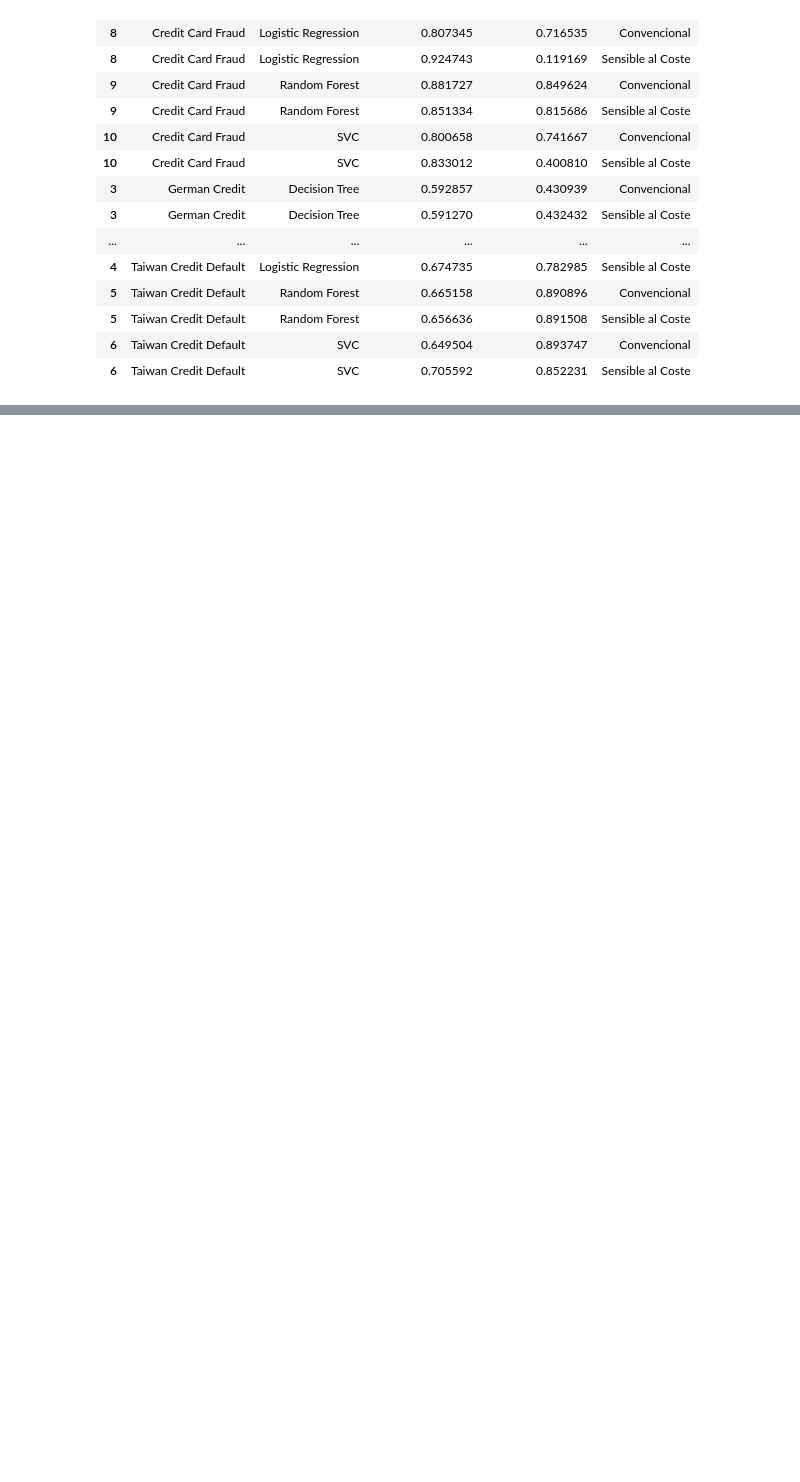
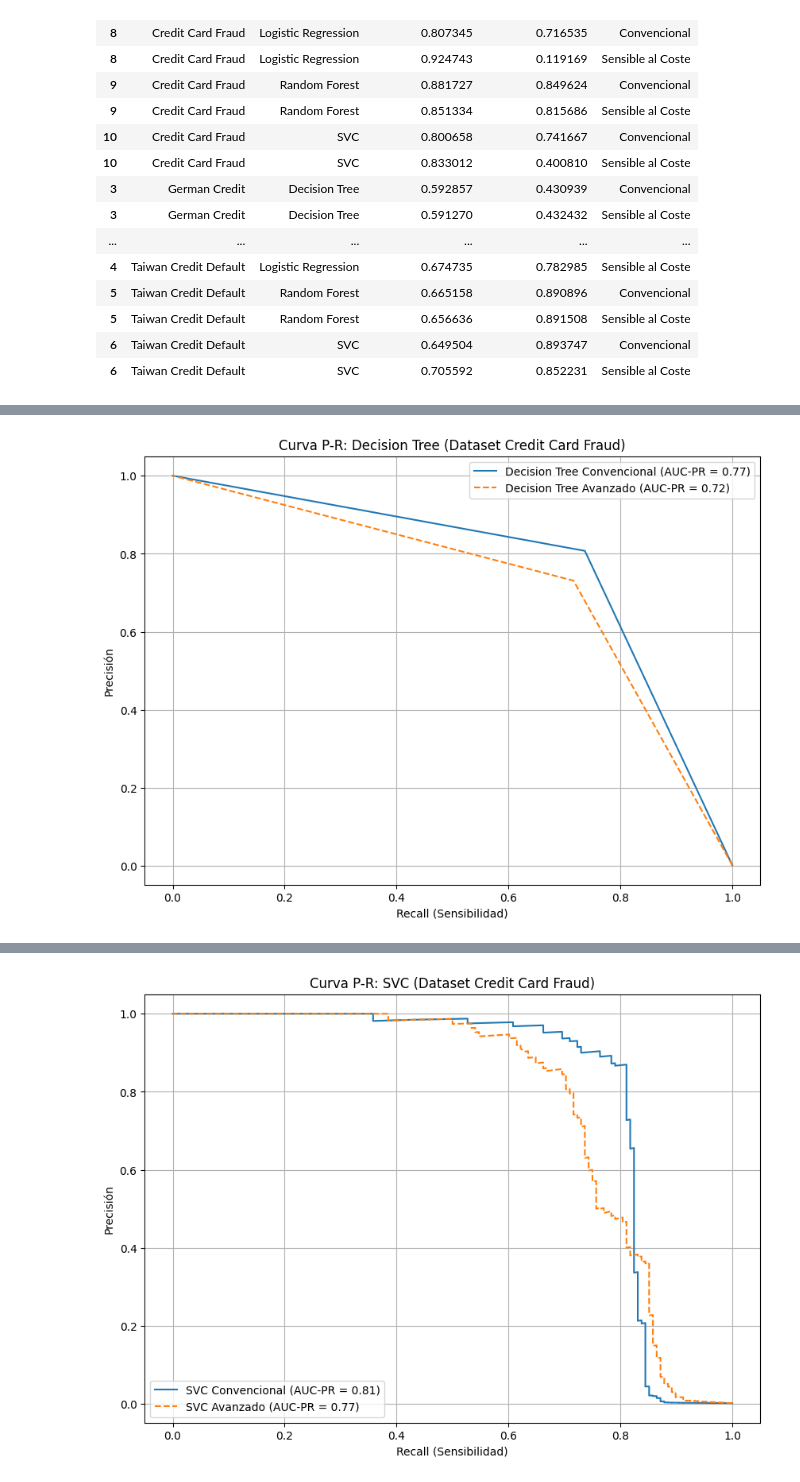
Before and after one commit to AlejandroJB18/tfg_info_deteccion_fraude, a Jupyter notebook: varios_datasets.ipynb, the cells around one changed output, grey strips where cells are left out. Drawn from its saved outputs; the diff is of its cells as text; code cells hidden in the pictures; blank space fills up the shorter version.

```diff
--- a/varios_datasets.ipynb
+++ b/varios_datasets.ipynb
@@ -423,0 +454,70 @@ weighted avg       1.00      1.00      1.00     85443
+# %%
+# --- CELDA 13: ANÁLISIS AVANZADO (sample_weight) CON DT, SVC y RF ---
+
+print("📊 --- COMPARATIVA AVANZADA (sample_weight) CON MODELOS COMPLEJOS --- 📊")
+
+from sklearn.tree import DecisionTreeClassifier
+from sklearn.svm import SVC
+from sklearn.ensemble import RandomForestClassifier
+from sklearn.metrics import precision_recall_curve, auc, confusion_matrix, classification_report
+import matplotlib.pyplot as plt
+
+# Re-usamos las variables X_train, y_train, X_test, y_test, y sample_weights de la Celda 10
+
+# Definimos los 3 modelos a comparar.
+# NOTA: SVC(probability=True) es VITAL para poder usar .predict_proba() y crear la curva P-R.
+models_to_compare = {
+    'Decision Tree': DecisionTreeClassifier(random_state=42),
+    'SVC': SVC(random_state=42, probability=True),
+    'Random Forest': RandomForestClassifier(random_state=42)
+}
+
+try:
+    for model_name, model_base in models_to_compare.items():
+        print(f"\n{'='*60}\nProbando modelo: {model_name}\n{'='*60}")
+
+        # --- Modelo Convencional ---
+        print(f"Entrenando {model_name} (Convencional)...")
+        # Usamos .set_params para asegurar que es una instancia "limpia"
+        model_conv = model_base.set_params(random_state=42)
+        model_conv.fit(X_train, y_train)
+        y_probs_conv = model_conv.predict_proba(X_test)[:, 1]
+
+        # --- Modelo Avanzado (sample_weight) ---
+        print(f"Entrenando {model_name} (Avanzado con sample_weight)...")
+        model_adv = model_base.set_params(random_state=42)
+        model_adv.fit(X_train, y_train, sample_weight=sample_weights)
+        y_probs_adv = model_adv.predict_proba(X_test)[:, 1]
+        print("Entrenamiento completado.")
+
+        # --- Evaluación Numérica (Avanzado) ---
+        # Mostramos los resultados del modelo avanzado con el umbral por defecto (0.5)
+        y_pred_adv = model_adv.predict(X_test)
+        print(f"\n--- Resultados del {model_name} Avanzado (Umbral 0.5) ---")
+        print("Matriz de Confusión:")
+        print(confusion_matrix(y_test, y_pred_adv))
+        print("\nReporte de Clasificación:")
+        print(classification_report(y_test, y_pred_adv, target_names=['Normal', 'Fraude'], zero_division=0))
+
+        # --- Evaluación Gráfica (Curva P-R) ---
+        print(f"\nGenerando Curva P-R comparativa ({model_name})...")
+        precision_conv, recall_conv, _ = precision_recall_curve(y_test, y_probs_conv)
+        precision_adv, recall_adv, _ = precision_recall_curve(y_test, y_probs_adv)
+        auc_pr_conv = auc(recall_conv, precision_conv)
+        auc_pr_advanced = auc(recall_adv, precision_adv)
+
+        plt.figure(figsize=(10, 7))
+        plt.plot(recall_conv, precision_conv, label=f'{model_name} Convencional (AUC-PR = {auc_pr_conv:.2f})')
+        plt.plot(recall_adv, precision_adv, label=f'{model_name} Avanzado (AUC-PR = {auc_pr_advanced:.2f})', linestyle='--')
+        plt.title(f'Curva P-R: {model_name} (Dataset Credit Card Fraud)')
+        plt.xlabel('Recall (Sensibilidad)')
+        plt.ylabel('Precisión')
+        plt.legend()
+        plt.grid(True)
+        plt.show()
+
+except NameError as e:
+    print(f"🚨 ERROR: Asegúrate de haber ejecutado la Celda 10 primero. Error: {e}")
+except Exception as e:
+    print(f"🚨 Error durante el análisis: {e}")
+# %% [output]
@@ -423,0 +541 @@ weighted avg       1.00      1.00      1.00     85443
+[figure, added]
@@ -423,0 +559 @@ weighted avg       1.00      1.00      1.00     85443
+[figure, added]
```
Also changed, not shown: parts of 2 cells of this notebook.
